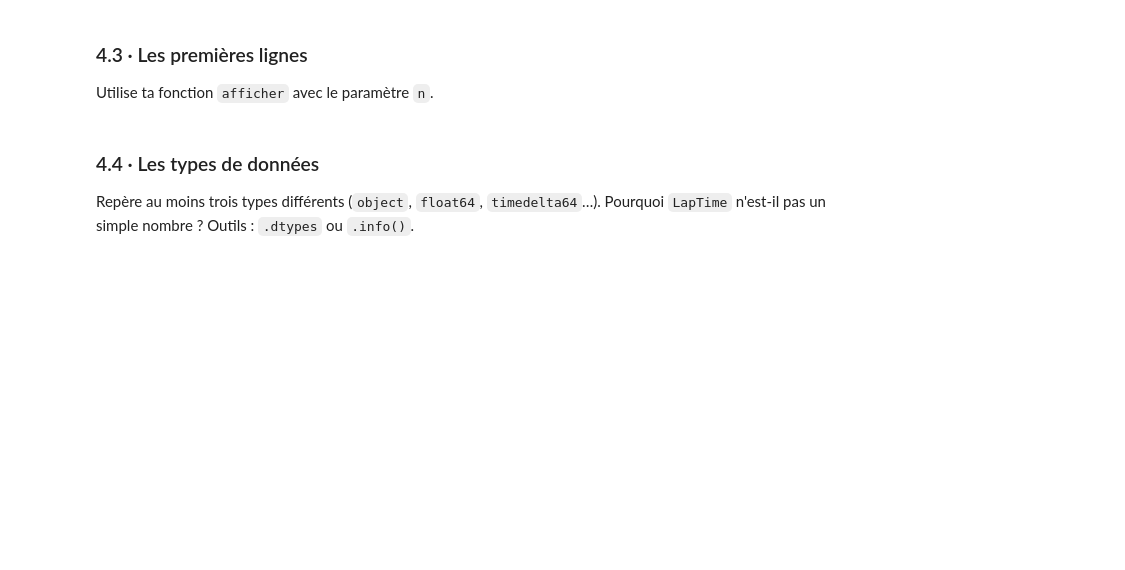
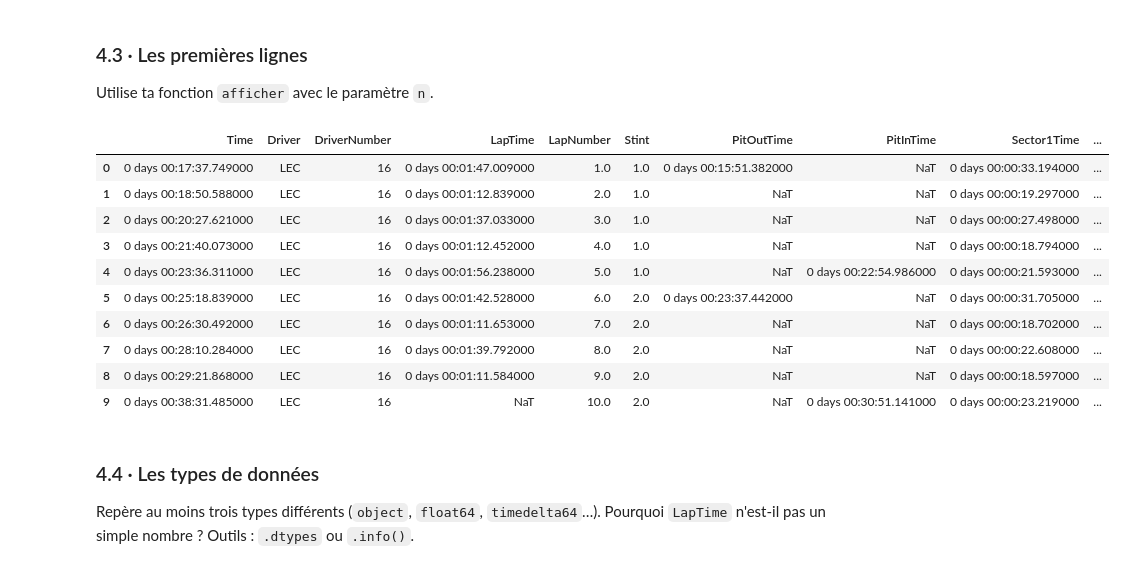
Before and after one commit to OlyexX/f1-telemetry-analysis, a Jupyter notebook: notebooks/01_exploration.ipynb, the cells around one changed output. Drawn from its saved outputs; the diff is of its cells as text; code cells hidden in the pictures; blank space fills up the shorter version.

```diff
--- a/notebooks/01_exploration.ipynb
+++ b/notebooks/01_exploration.ipynb
@@ -174,6 +243,19 @@ Outil : `.columns`.
 Utilise ta fonction `afficher` avec le paramètre `n`.
 # %%
 # ✏️
+afficher(session.laps, None, 10)
+# %% [output]
+|  | Time | Driver | DriverNumber | LapTime | LapNumber | Stint | PitOutTime | PitInTime | Sector1Time | ... |
+| 0 | 0 days 00:17:37.749000 | LEC | 16 | 0 days 00:01:47.009000 | 1.0 | 1.0 | 0 days 00:15:51.382000 | NaT | 0 days 00:00:33.194000 | ... |
+| 1 | 0 days 00:18:50.588000 | LEC | 16 | 0 days 00:01:12.839000 | 2.0 | 1.0 | NaT | NaT | 0 days 00:00:19.297000 | ... |
+| 2 | 0 days 00:20:27.621000 | LEC | 16 | 0 days 00:01:37.033000 | 3.0 | 1.0 | NaT | NaT | 0 days 00:00:27.498000 | ... |
+| 3 | 0 days 00:21:40.073000 | LEC | 16 | 0 days 00:01:12.452000 | 4.0 | 1.0 | NaT | NaT | 0 days 00:00:18.794000 | ... |
+| 4 | 0 days 00:23:36.311000 | LEC | 16 | 0 days 00:01:56.238000 | 5.0 | 1.0 | NaT | 0 days 00:22:54.986000 | 0 days 00:00:21.593000 | ... |
+| 5 | 0 days 00:25:18.839000 | LEC | 16 | 0 days 00:01:42.528000 | 6.0 | 2.0 | 0 days 00:23:37.442000 | NaT | 0 days 00:00:31.705000 | ... |
+| 6 | 0 days 00:26:30.492000 | LEC | 16 | 0 days 00:01:11.653000 | 7.0 | 2.0 | NaT | NaT | 0 days 00:00:18.702000 | ... |
+| 7 | 0 days 00:28:10.284000 | LEC | 16 | 0 days 00:01:39.792000 | 8.0 | 2.0 | NaT | NaT | 0 days 00:00:22.608000 | ... |
+| 8 | 0 days 00:29:21.868000 | LEC | 16 | 0 days 00:01:11.584000 | 9.0 | 2.0 | NaT | NaT | 0 days 00:00:18.597000 | ... |
+| 9 | 0 days 00:38:31.485000 | LEC | 16 | NaT | 10.0 | 2.0 | NaT | 0 days 00:30:51.141000 | 0 days 00:00:23.219000 | ... |
 # %% [markdown]
 ### 4.4 · Les types de données
 
```
Also changed, not shown: parts of 15 cells of this notebook, 4 other files.
